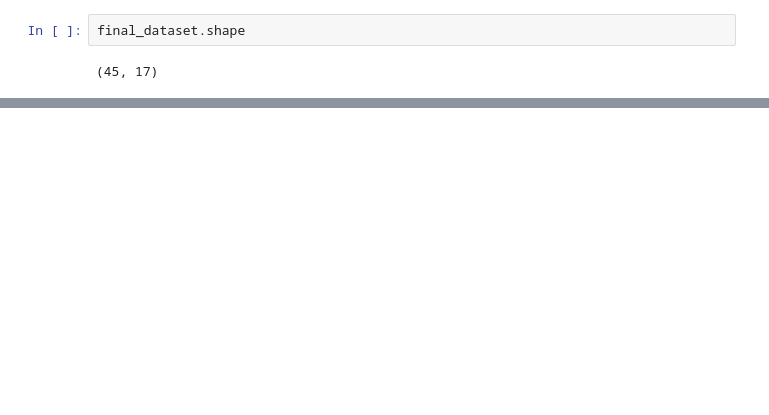
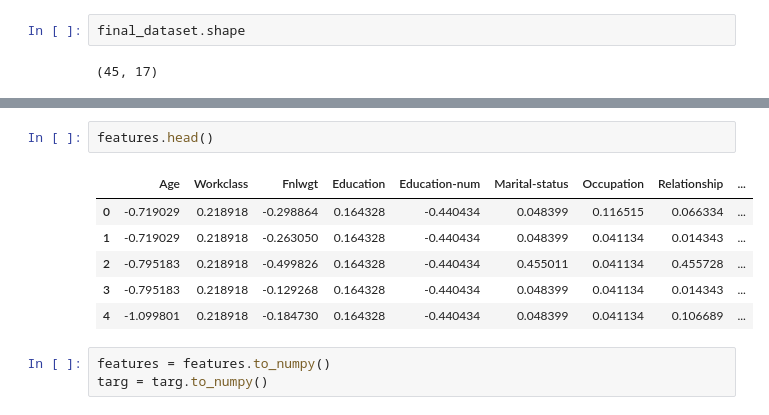
Before and after one commit to gerzin/mlem, a Jupyter notebook: notebooks/datasets/adult/AdultClusteringCentroids.ipynb, the cells around one changed output, grey strips where cells are left out. Saved outputs shown, nothing was run; the diff lists cells and outputs as text; blank space fills up the shorter version.

```diff
--- a/notebooks/datasets/adult/AdultClusteringCentroids.ipynb
+++ b/notebooks/datasets/adult/AdultClusteringCentroids.ipynb
@@ -469,0 +483,12 @@ final_dataset.shape
+# %%
+features.head()
+# %% [output]
+|  | Age | Workclass | Fnlwgt | Education | Education-num | Marital-status | Occupation | Relationship | ... |
+| 0 | -0.719029 | 0.218918 | -0.298864 | 0.164328 | -0.440434 | 0.048399 | 0.116515 | 0.066334 | ... |
+| 1 | -0.719029 | 0.218918 | -0.263050 | 0.164328 | -0.440434 | 0.048399 | 0.041134 | 0.014343 | ... |
+| 2 | -0.795183 | 0.218918 | -0.499826 | 0.164328 | -0.440434 | 0.455011 | 0.041134 | 0.455728 | ... |
+| 3 | -0.795183 | 0.218918 | -0.129268 | 0.164328 | -0.440434 | 0.048399 | 0.041134 | 0.014343 | ... |
+| 4 | -1.099801 | 0.218918 | -0.184730 | 0.164328 | -0.440434 | 0.048399 | 0.041134 | 0.106689 | ... |
+# %%
+features = features.to_numpy()
+targ = targ.to_numpy()
```
Also changed, not shown: parts of 6 cells of this notebook, 2 other files.
